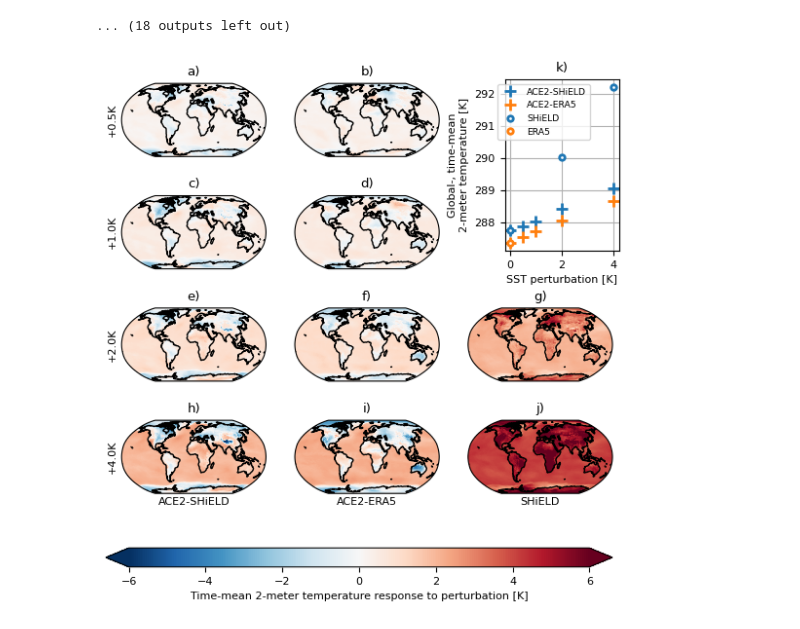
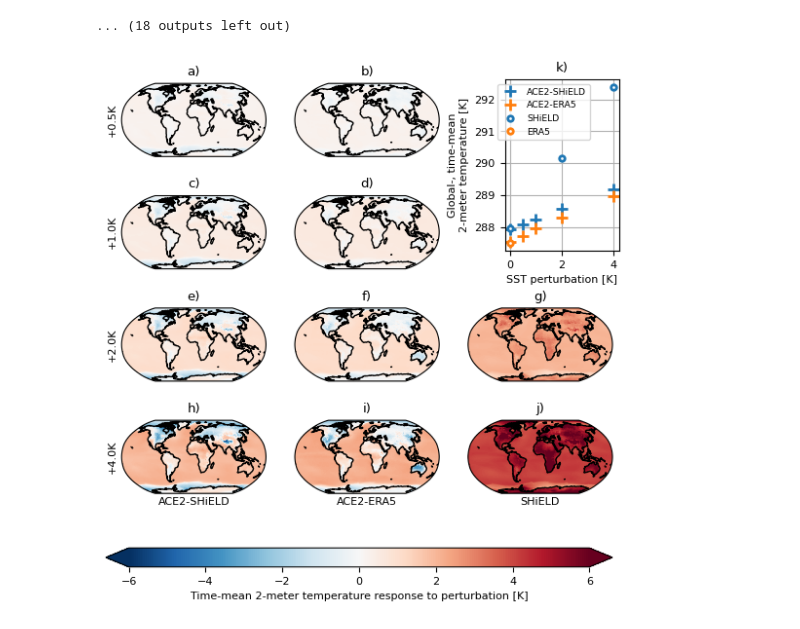
Before and after one commit to ai2cm/ace2-paper, a Jupyter notebook: notebooks/supplementary_perturbed_AMIP_SSTs.ipynb, the cells around one changed output. Drawn from its saved outputs; the diff is of its cells as text; code cells hidden in the pictures.

Commit message:
update figure transparency and fix time slice

```diff
--- a/notebooks/supplementary_perturbed_AMIP_SSTs.ipynb
+++ b/notebooks/supplementary_perturbed_AMIP_SSTs.ipynb
@@ -17,7 +17,7 @@ from typing import Sequence
 from constants import PERTURBED_SSTS
 # %%
 PLOT_VARS = ['TMP2m']
-EVALUATION_PERIOD = slice('1990-01-01', '1991-12-31')
+EVALUATION_PERIOD = slice('1990-01-01', '2020-12-31')
 
 SHIELD_REFERENCE_ZARR = 'gs://vcm-ml-intermediate/2024-07-24-vertically-resolved-c96-1deg-shield-amip-ensemble-dataset/ic_0002.zarr'
 SHIELD_P2K_ZARR = 'gs://vcm-ml-intermediate/2025-04-29-c96-1deg-shield-amip-p2k-dataset.zarr'
@@ -193,32 +193,34 @@ for i, (ax_row, perturbation) in enumerate(zip(axes, time_mean_eval_period_respo
             ax.remove()
 
 scatter_ax = fig.add_axes([0.73, 0.60, 0.18, 0.27])
 handles = []
 for i, model_name in enumerate(global_time_mean_eval_period.model_name):
     da = global_time_mean_eval_period.TMP2m.sel(model_name=model_name)
     handles.append(
         da.plot(ax=scatter_ax, marker=markers[i], color=colors[i], **marker_kwargs)
     )
 scatter_ax.set_title(None)
 scatter_ax.grid()
 scatter_ax.set_xlabel('SST perturbation [K]')
 scatter_ax.set_ylabel('Global-, time-mean\n2-meter temperature [K]')
 scatter_ax.legend(
     [h[0] for h in handles],
     [name.item() for name in global_time_mean_eval_period.model_name],
     fontsize='small',
     bbox_to_anchor=(-0.1, 1.0),
     loc='upper left',
 )
 scatter_ax.set_title(f"{ascii_lowercase[map_panel_counter]})")
+scatter_ax.set_facecolor('white')
 
 fig.subplots_adjust(bottom=0.2)
 cbar_ax = fig.add_axes([0.1, 0.1, 0.8, 0.03])
 fig.colorbar(
     h,
     cax=cbar_ax,
     **cbar_kwargs
 )
-savefig(fig, 'supplementary_perturbed_sst_response.png')
+fig.patch.set_alpha(0.0)
+savefig(fig, 'supplementary_perturbed_sst_response.png', transparent=False)
 # %% [output]
-[figure, old version]
+[figure, new version]
```
Also changed, not shown: parts of 1 cell of this notebook, 1 other file.
